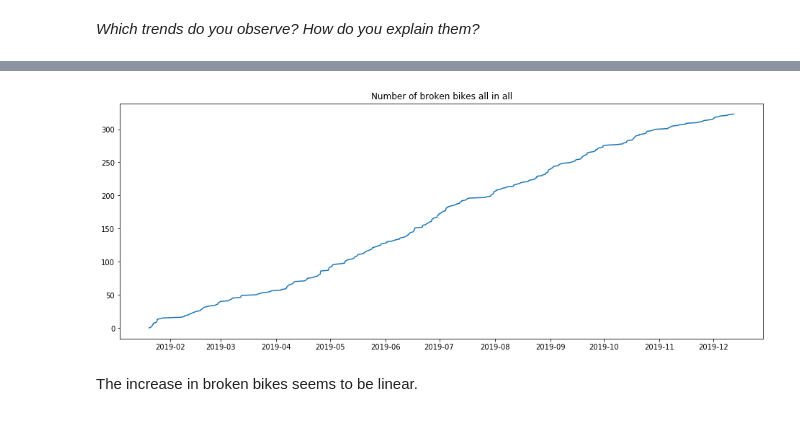
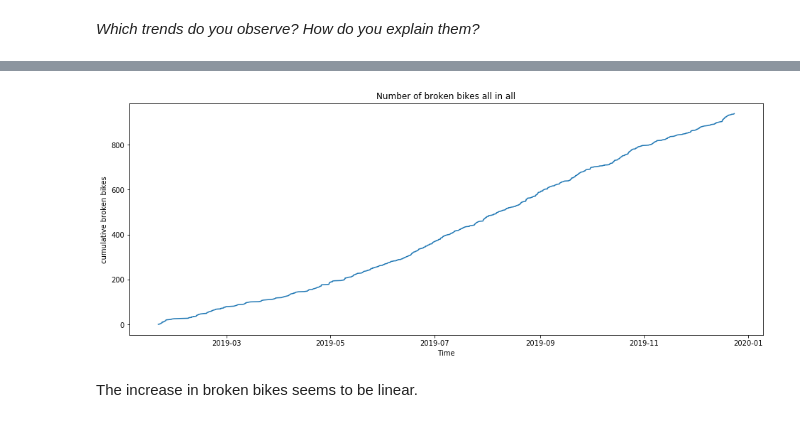
Before and after one commit to mogottsch/dsml_2020_magma, a Jupyter notebook: 2_kpi_calculation/Quality KPI.ipynb, the cells around one changed output, grey strips where cells are left out. Saved outputs shown, nothing was run; the diff lists cells and outputs as text; code cells hidden in the pictures.

```diff
--- a/2_kpi_calculation/Quality KPI.ipynb
+++ b/2_kpi_calculation/Quality KPI.ipynb
@@ -87,8 +85,8 @@ duisburg['datetime'].max()
 # %% [output]
 Timestamp('2020-01-20 23:48:00')
 # %%
-def fill_NaT(row):
+def fill_NaT(row): #fills the rows with NaT
     if pd.isnull(row['diff']):
         end = pd.Timestamp(year=2020, month=1, day=21)
-        row['diff'] = end - row['datetime']
+        row['diff'] = row['datetime'] - end
     return row
@@ -98 +108,4 @@ duisburg_diff = duisburg_diff.apply(fill_NaT, axis=1)
+# %%
+#Every bike that was not used longer than 28 days
+duisburg_diff['is_broken'] = (duisburg_diff['diff'] < timedelta(days=-28)) | (duisburg_diff['diff'] > timedelta(days=28))
 # %%
@@ -105,5 +118,3 @@ duisburg_diff[duisburg_diff['b_number']==683]
 | 30425 | 2019-06-04 09:13:00 | 2019-06-04 | 09:13:00 | 683 | duisburg | (51.4341, 6.7627) | (51.4314, 6.7591) | 1 | 9 | 12 | ... |
 | 30907 | 2019-06-05 09:08:00 | 2019-06-05 | 09:08:00 | 683 | duisburg | (51.4314, 6.7591) | (51.4393, 6.7829) | 2 | 9 | 52 | ... |
 | 30940 | 2019-06-05 10:35:00 | 2019-06-05 | 10:35:00 | 683 | duisburg | (51.4393, 6.7829) | (51.4306, 6.7735) | 2 | 10 | 41 | ... |
-# %%
-duisburg_diff['is_broken'] = duisburg_diff['diff'] < timedelta(days=-28)
@@ -261,11 +217,12 @@ See the caveats in the documentation: https://pandas.pydata.org/pandas-docs/stab
 # %%
 fig,ax = plt.subplots(figsize=(16,6))
-
-ax.plot(duisburg_diff_true["cumulative_broken_bikes"])
+ax.plot(duisburg_diff_true["cumulative_broken_bikes"]) #plotting all broken bikes over the year
 ax.set_title("Number of broken bikes all in all")
+ax.set_xlabel("Time")
+ax.set_ylabel("cumulative broken bikes")
 
 plt.show()
 # %% [output]
-[figure, old version]
+[figure, new version]
 # %% [markdown]
 The increase in broken bikes seems to be linear.
```
Also changed, not shown: parts of 55 cells of this notebook, 1 other file.
